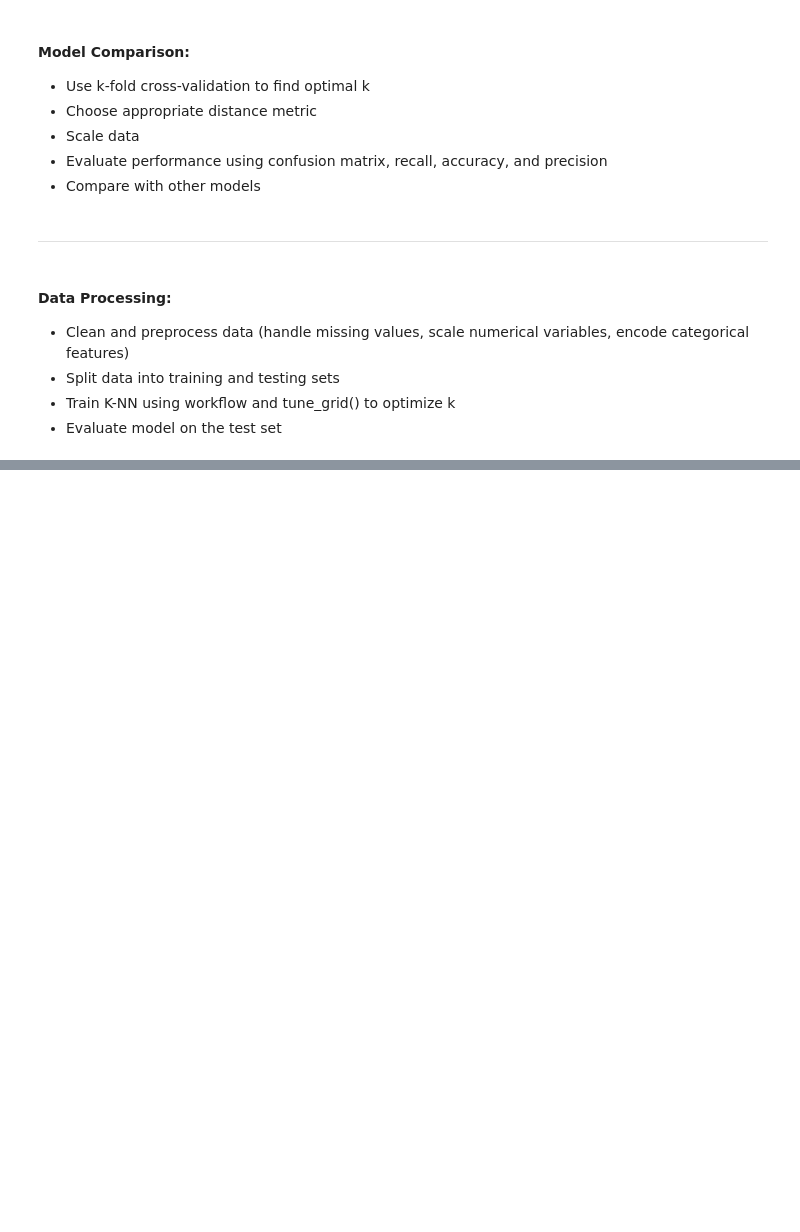
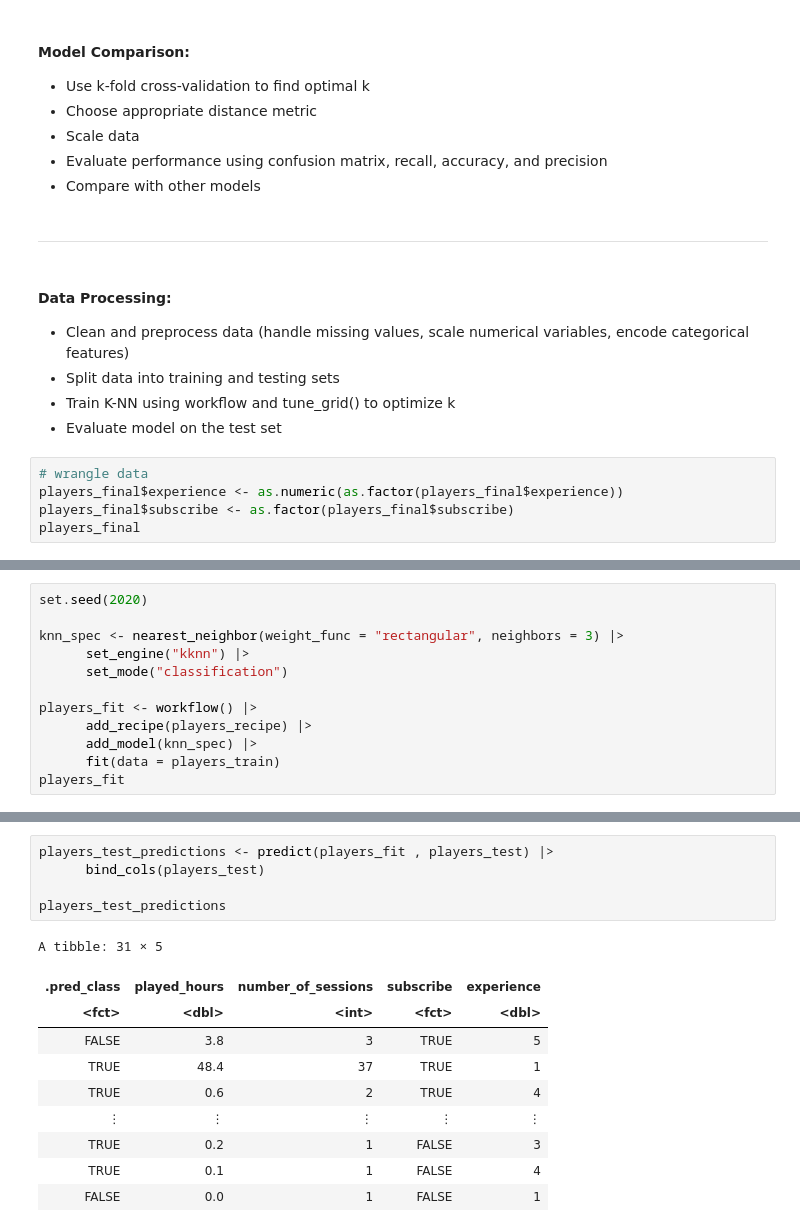
Before and after one commit to jmitra05/dsci-100-2024w2-group-003, a Jupyter notebook: Individual_portion.ipynb, the cells around one changed output, grey strips where cells are left out. Cells and saved outputs as stored; diff of their text form; blank space fills up the shorter version.

```diff
--- a/Individual_portion.ipynb
+++ b/Individual_portion.ipynb
@@ -297,3 +279,8 @@ K-NN Classification
 * Split data into training and testing sets
 * Train K-NN using workflow and tune_grid() to optimize k
 * Evaluate model on the test set
+# %%
+# wrangle data
+players_final$experience <- as.numeric(as.factor(players_final$experience))
+players_final$subscribe <- as.factor(players_final$subscribe)
+players_final
@@ -299,0 +355,12 @@ K-NN Classification
+# %%
+set.seed(2020)
+
+knn_spec <- nearest_neighbor(weight_func = "rectangular", neighbors = 3) |>
+      set_engine("kknn") |>
+      set_mode("classification")
+
+players_fit <- workflow() |>
+      add_recipe(players_recipe) |>
+      add_model(knn_spec) |>
+      fit(data = players_train)
+players_fit
@@ -299,0 +387,16 @@ K-NN Classification
+# %%
+players_test_predictions <- predict(players_fit , players_test) |>
+      bind_cols(players_test)
+
+players_test_predictions
+# %% [output]
+A tibble: 31 × 5
+| .pred_class | played_hours | number_of_sessions | subscribe | experience |
+| <fct> | <dbl> | <int> | <fct> | <dbl> |
+| FALSE | 3.8 | 3 | TRUE | 5 |
+| TRUE | 48.4 | 37 | TRUE | 1 |
+| TRUE | 0.6 | 2 | TRUE | 4 |
+| ⋮ | ⋮ | ⋮ | ⋮ | ⋮ |
+| TRUE | 0.2 | 1 | FALSE | 3 |
+| TRUE | 0.1 | 1 | FALSE | 4 |
+| FALSE | 0.0 | 1 | FALSE | 1 |
```
Also changed, not shown: parts of 18 cells of this notebook.
